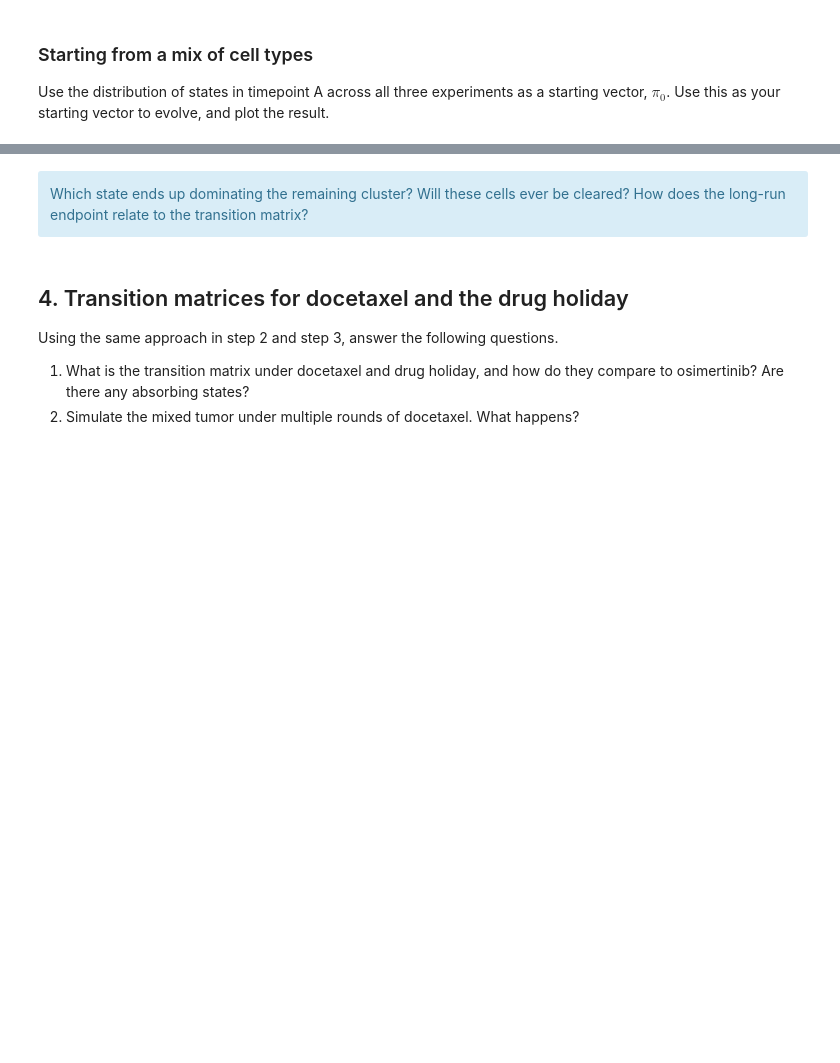
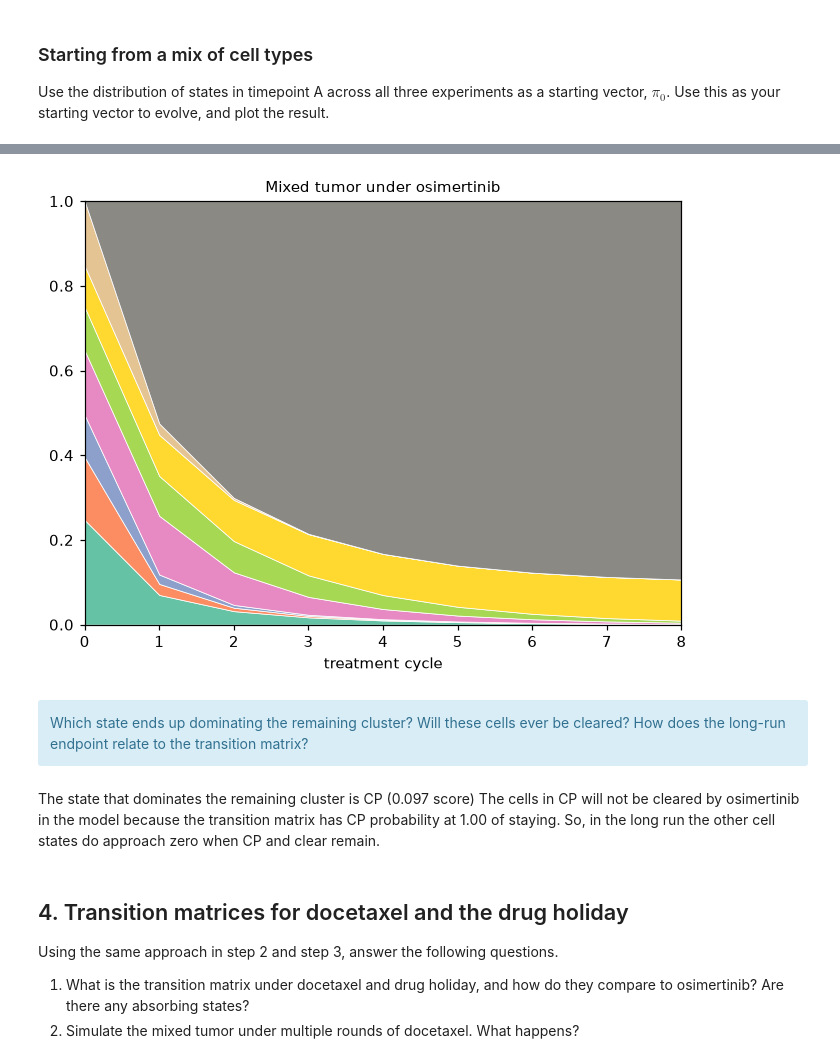
Before and after one commit to kimondragon/UU_F26_templates, a Jupyter notebook: Week10/thursday_lab/Lab09_markov_chain.ipynb, the cells around one changed output, grey strips where cells are left out. Drawn from its saved outputs; the diff is of its cells as text; code cells hidden in the pictures; blank space fills up the shorter version.

```diff
--- a/Week10/thursday_lab/Lab09_markov_chain.ipynb
+++ b/Week10/thursday_lab/Lab09_markov_chain.ipynb
@@ -225,6 +303,6 @@ Use the distribution of states in timepoint A across all three experiments as a
 # %%
 # Your code here
 
-pi_mix = ...   # TODO: set this equal to the starting vector from timepoint A
+pi_mix = cells[cells["timepoint"] == "A"]["state"].value_counts(normalize=True).reindex(OUTCOMES, fill_value=0)
 
-# evolve pi_mix and plot the results
+pi_mix
@@ -230,0 +320,5 @@ pi_mix = ...   # TODO: set this equal to the starting vector from timepoint A
+# %%
+# evolve pi_mix and plot the results
+traj_mix = evolve(pi_mix, P_hat, 8)
+
+pd.DataFrame(traj_mix, columns=OUTCOMES).round(3)
@@ -231,5 +336,16 @@ pi_mix = ...   # TODO: set this equal to the starting vector from timepoint A
+# %%
+fig, ax = plt.subplots(figsize=(7, 5))
+
+plot_trajectory(traj_mix, ax, "Mixed tumor under osimertinib")
+
+plt.show()
+# %% [output]
+[figure, added]
 # %% [markdown]
 <div class = "alert alert-info"> Which state ends up dominating the remaining cluster? Will these cells ever be cleared? How does the long-run endpoint relate to the transition matrix?</div>
+# %% [markdown]
+The state that dominates the remaining cluster is CP (0.097 score)
+The cells in CP will not be cleared by osimertinib in the model because the transition matrix has CP probability at 1.00 of staying. So, in the long run the other cell states do approach zero when CP and clear remain.
 # %% [markdown]
 ## 4. Transition matrices for docetaxel and the drug holiday
 
```
Also changed, not shown: parts of 47 cells of this notebook, 2 other files.
